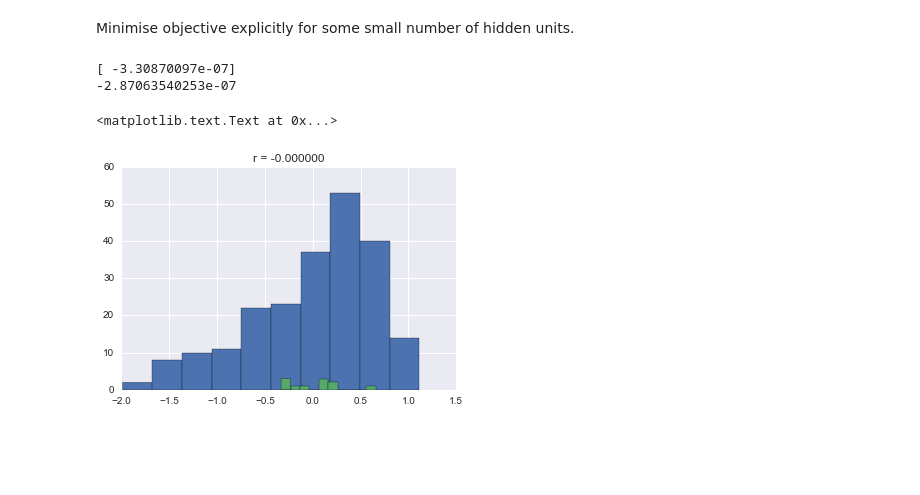
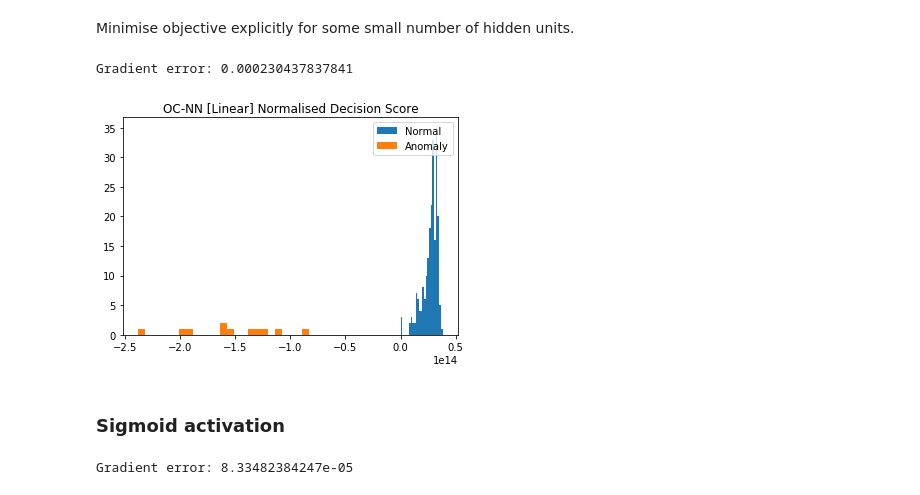
Before and after one commit to raghavchalapathy/one_class_nn, a Jupyter notebook: OCNN_Explicit_Minimisation.ipynb, the cells around one changed output. Drawn from its saved outputs; the diff is of its cells as text; code cells hidden in the pictures; blank space fills up the shorter version.

Commit message:
updated explicit minimisation script with gradients

```diff
--- a/OCNN_Explicit_Minimisation.ipynb
+++ b/OCNN_Explicit_Minimisation.ipynb
@@ -181,16 +169,22 @@ from scipy.optimize import minimize
 
 X  = data_train
 D  = X.shape[1]
-K  = 2
+K  = 4
 nu = 0.04
+
 g  = lambda x : x
-#g  = lambda x : 1/(1 + np.exp(-x))
-#g  = lambda x : relu(x)
+dG = lambda x : np.ones(x.shape)
 
 np.random.seed(42)
 theta0 = np.random.normal(0, 1, K + K*D + 1)
-res = minimize(ocnn_obj, theta0, method = 'L-BFGS-B', args = (X, nu, D, K, g),
+
+from scipy.optimize import check_grad
+print('Gradient error: %s' % check_grad(ocnn_obj, ocnn_grad, theta0, X, nu, D, K, g, dG))
+
+res = minimize(ocnn_obj, theta0, method = 'L-BFGS-B', jac = ocnn_grad, args = (X, nu, D, K, g, dG),
                options = {'gtol': 1e-8, 'disp': True, 'maxiter' : 50000, 'maxfun' : 10000})
+# %% [output]
+Gradient error: 0.000230437837841
 # %%
 thetaStar = res.x
 
@@ -198,16 +192,35 @@ wStar = thetaStar[:K]
 VStar = thetaStar[K:K+K*D].reshape((D, K))
 rStar = thetaStar[K+K*D:]
 # %%
-print(rStar)
-print(np.percentile(nnScore(data_train, wStar, VStar, g), q = 100 * nu))
+# print('rStar vs percentile:')
+# print((rStar[0], np.percentile(nnScore(data_train, wStar, VStar, g), q = 100 * nu)))
-# %% [output]
-[ -3.30870097e-07]
--2.87063540253e-07
-# %%
-# plt.xlim(-0.002,0.010)
-plt.hist(nnScore(data_train, wStar, VStar, g)/rStar);
-plt.hist(nnScore(data_test, wStar, VStar, g)/rStar);
-plt.title('r = %1.6f' % rStar)
-# %% [output]
-<matplotlib.text.Text at 0x...>
-[figure, removed]
+# %%
+plt.hist(nnScore(data[label == +1], wStar, VStar, g) - rStar, bins = 25, label = 'Normal');
+plt.hist(nnScore(data[label == -1], wStar, VStar, g) - rStar, bins = 25, label = 'Anomaly');
+plt.legend(loc = 'upper right');
+plt.title('OC-NN [Linear] Normalised Decision Score');
+# %% [output]
+[figure, added]
+# %% [markdown]
+### Sigmoid activation
+# %%
+from scipy.optimize import minimize
+
+X  = data_train
+D  = X.shape[1]
+K  = 4
+nu = 0.04
+
+g   = lambda x : 1/(1 + np.exp(-x))
+dG  = lambda x : 1/(1 + np.exp(-x)) * 1/(1 + np.exp(+x))
+
+np.random.seed(42)
+theta0 = np.random.normal(0, 1, K + K*D + 1)
+
+from scipy.optimize import check_grad
+print('Gradient error: %s' % check_grad(ocnn_obj, ocnn_grad, theta0, X, nu, D, K, g, dG))
+
+res = minimize(ocnn_obj, theta0, method = 'L-BFGS-B', jac = ocnn_grad, args = (X, nu, D, K, g, dG),
+               options = {'gtol': 1e-8, 'disp': True, 'maxiter' : 50000, 'maxfun' : 10000})
+# %% [output]
+Gradient error: 8.33482384247e-05
```
Also changed, not shown: parts of 21 cells of this notebook, 2 other files.
